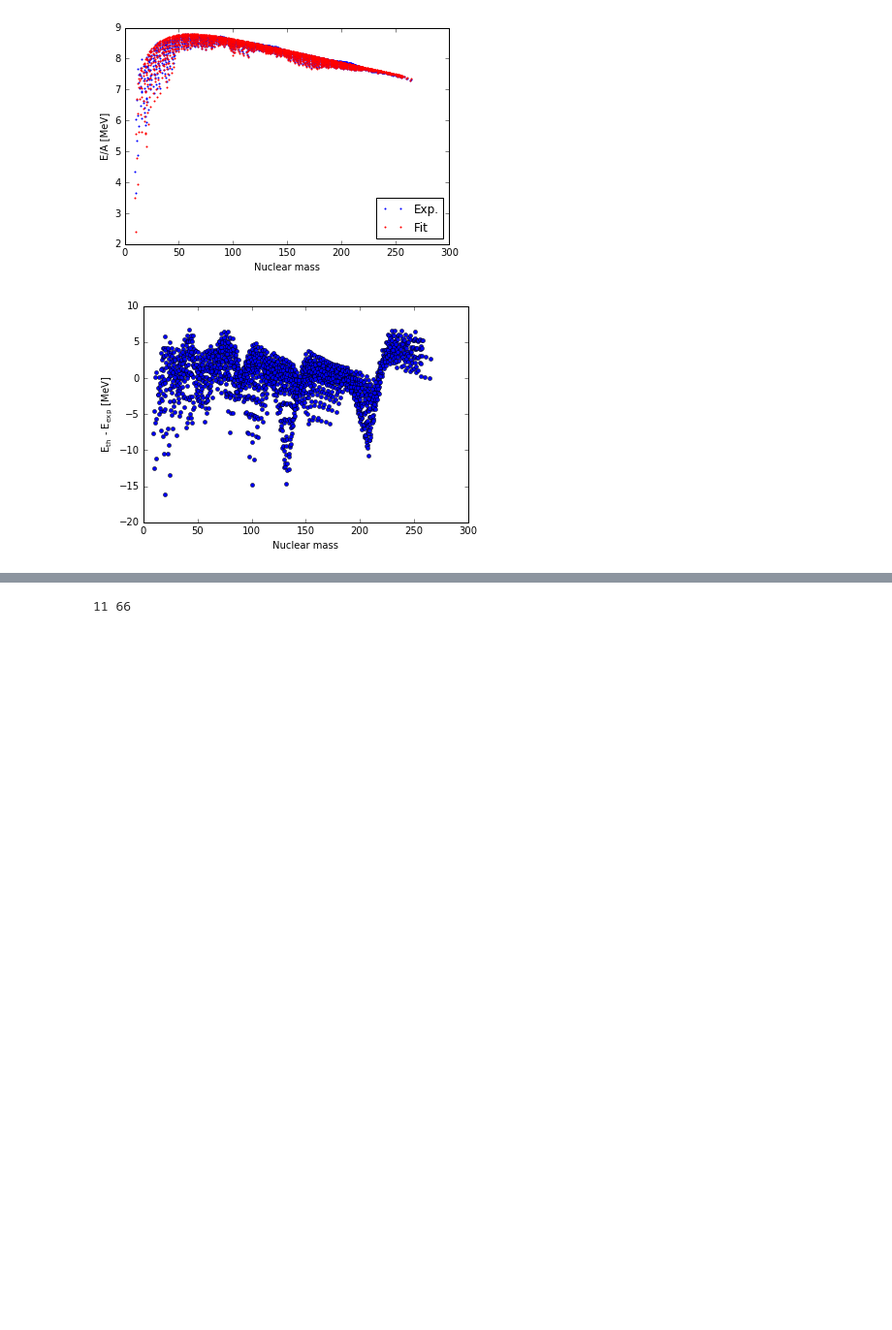
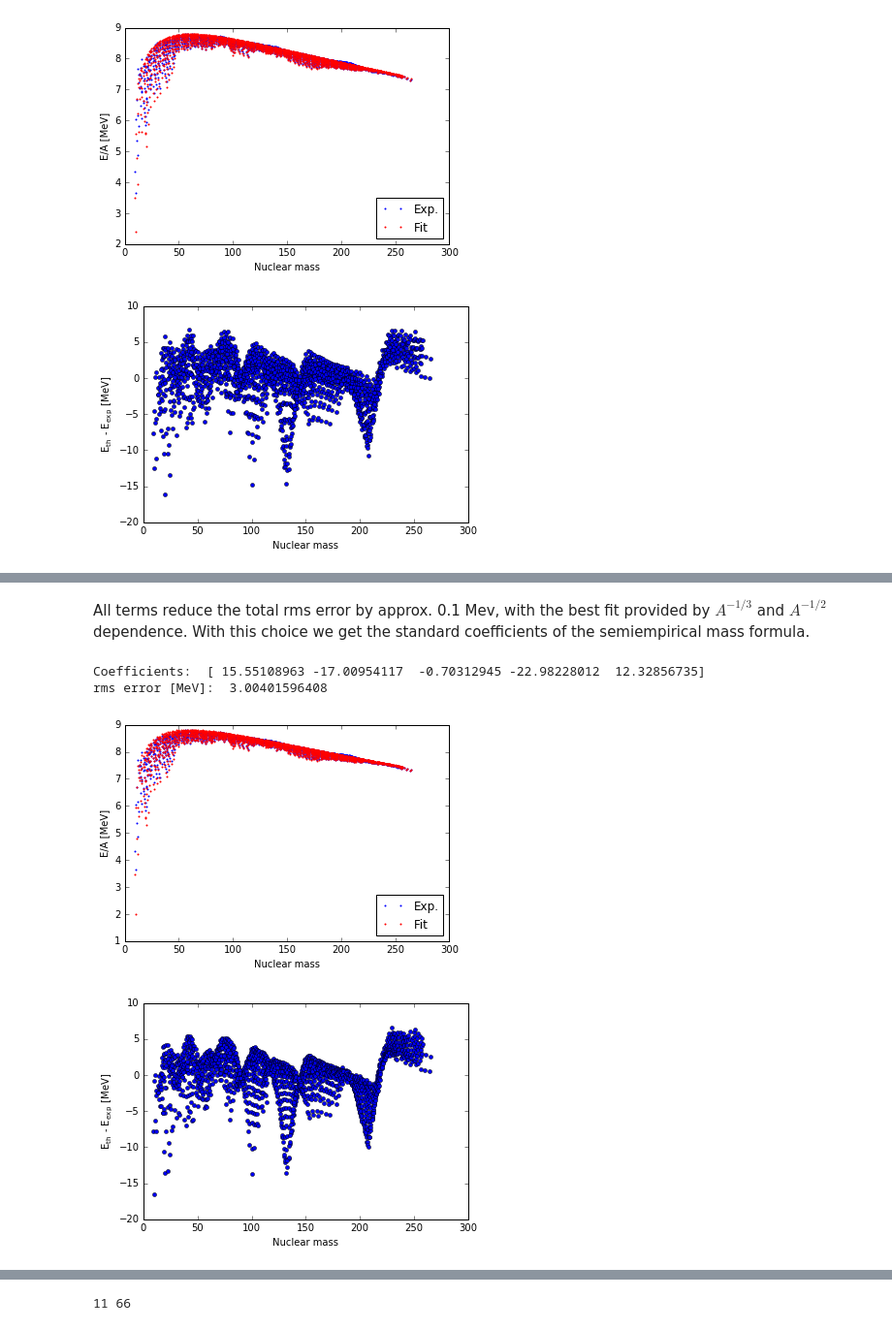
Before and after one commit to tmarketin/SemiempiricalMassFormula, a Jupyter notebook: Nuclear binding energies and semiempirical mass formula.ipynb, the cells around one changed output, grey strips where cells are left out. Shown: that part at 97% size. Drawn from its saved outputs; the diff is of its cells as text; code cells hidden in the pictures; blank space fills up the shorter version.

Commit message:
Classic formula and shell corrections

```diff
--- a/Nuclear binding energies and semiempirical mass formula.ipynb
+++ b/Nuclear binding energies and semiempirical mass formula.ipynb
@@ -196,0 +265,31 @@ plt.show(8)
+# %% [markdown]
+All terms reduce the total rms error by approx. 0.1 Mev, with the best fit provided by $A^{-1/3}$ and $A^{-1/2}$ dependence. With this choice we get the standard coefficients of the semiempirical mass formula.
+# %%
+pairing = oddeven_eff/np.power(nmass,1.0/2.0)
+
+data_x = np.column_stack([nmass, surf, coul, asym, pairing])
+regr.fit(data_x,data_y)
+data_y_th = regr.predict(data_x)
+
+print("Coefficients: ",regr.coef_)
+print("rms error [MeV]: ", rmserror(data_y_th,data_y),"\n")
+
+# Figures for the fifth fit
+plt.figure(9)
+plt.plot(nmass,data_y/nmass,'bo', markersize = 2, markeredgewidth = 0.0)
+plt.plot(nmass,data_y_th/nmass,'ro', markersize = 2, markeredgewidth = 0.0)
+plt.xlabel("Nuclear mass")
+plt.ylabel("E/A [MeV]")
+plt.legend(("Exp.","Fit"),loc = "lower right")
+plt.show(9)
+
+plt.figure(9)
+plt.plot(nmass,(data_y_th - data_y),'bo', markersize = 4)
+plt.xlabel("Nuclear mass")
+plt.ylabel('$\mathregular{E_{th}}$ - $\mathregular{E_{exp}}$ [MeV]')
+plt.show(9)
+# %% [output]
+Coefficients:  [ 15.55108963 -17.00954117  -0.70312945 -22.98228012  12.32856735]
+rms error [MeV]:  3.00401596408
+[figure, added]
+[figure, added]
```
Also changed, not shown: parts of 8 cells of this notebook.
